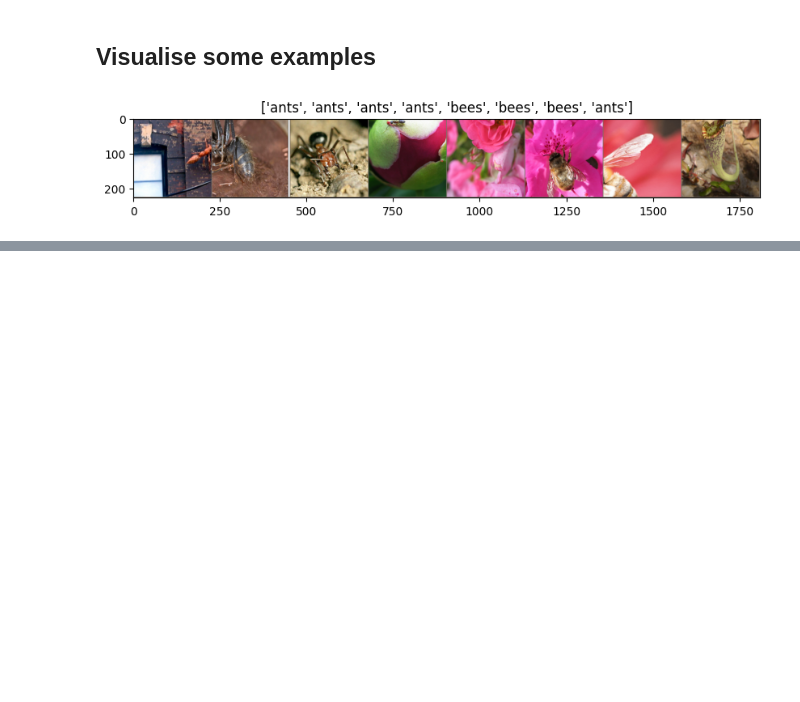
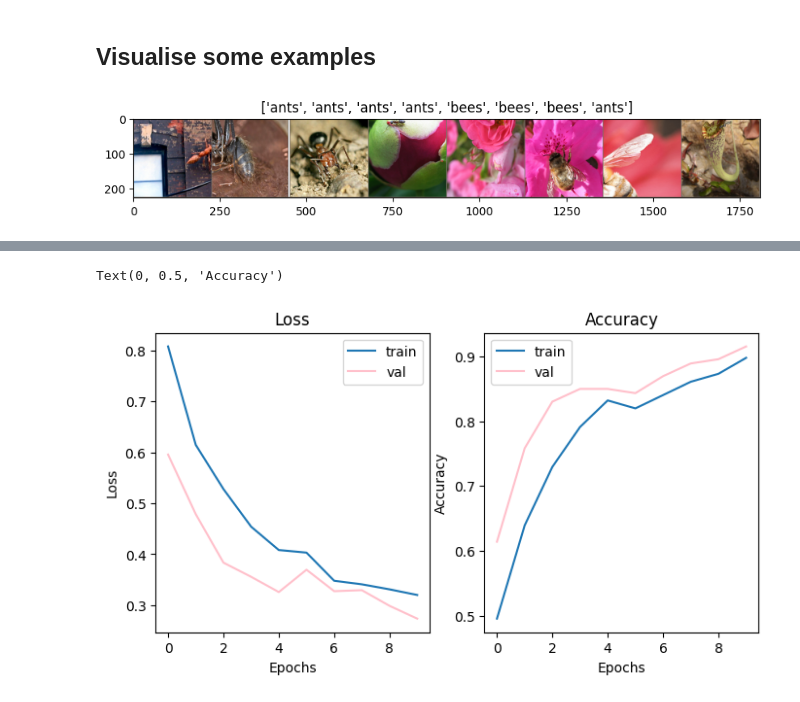
Before and after one commit to AndonisPavlidis/pytorch-ultimate, a Jupyter notebook: notebooks/03_alexnet_pretrained.ipynb, the cells around one changed output, grey strips where cells are left out. Saved outputs shown, nothing was run; the diff lists cells and outputs as text; code cells hidden in the pictures; blank space fills up the shorter version.

Commit message:
AlexNet pretrained

```diff
--- a/notebooks/03_alexnet_pretrained.ipynb
+++ b/notebooks/03_alexnet_pretrained.ipynb
@@ -17,7 +21,7 @@ torch.use_deterministic_algorithms(True)
 Hymenoptera dataset: https://www.kaggle.com/datasets/ajayrana/hymenoptera-data
 # %%
 train_data = datasets.ImageFolder(
-    "data/hymenoptera_data/train",
+    "../data/hymenoptera_data/train",
     transform=transforms.Compose([
         transforms.RandomResizedCrop(224),
         transforms.RandomHorizontalFlip(),
@@ -30,7 +34,7 @@ train_data = datasets.ImageFolder(
 )
 
 val_data = datasets.ImageFolder(
-    "data/hymenoptera_data/val",
+    "../data/hymenoptera_data/val",
     transform=transforms.Compose([
         transforms.RandomResizedCrop(224),
         transforms.RandomHorizontalFlip(),
@@ -82,0 +89,5 @@ image_show(make_grid(X, nrow=8), y)
+# %%
+alexnet_pretrained = alexnet(weights="DEFAULT")
+# %%
+alexnet_pretrained.classifier[6] = nn.Linear(4096, 2)
+alexnet_pretrained
@@ -82,0 +112,3 @@ image_show(make_grid(X, nrow=8), y)
+# %%
+loss_fn = nn.CrossEntropyLoss()
+optim = SGD(alexnet_pretrained.parameters(), lr=0.0001)
@@ -82,0 +178,20 @@ image_show(make_grid(X, nrow=8), y)
+# %%
+fig, axs = plt.subplots(1, 2, figsize=(8, 4))
+
+
+sns.lineplot(x=range(num_epochs), y=train_losses, ax=axs[0], label="train")
+sns.lineplot(x=range(num_epochs), y=val_losses, ax=axs[0], color="pink", label="val")
+
+axs[0].set_title("Loss")
+axs[0].set_xlabel("Epochs")
+axs[0].set_ylabel("Loss")
+
+sns.lineplot(x=range(num_epochs), y=train_accuracies, ax=axs[1], label="train")
+sns.lineplot(x=range(num_epochs), y=val_accuracies, ax=axs[1], color="pink", label="val")
+
+axs[1].set_title("Accuracy")
+axs[1].set_xlabel("Epochs")
+axs[1].set_ylabel("Accuracy")
+# %% [output]
+Text(0, 0.5, 'Accuracy')
+[figure, added]
```
Also changed, not shown: parts of 5 cells of this notebook.
